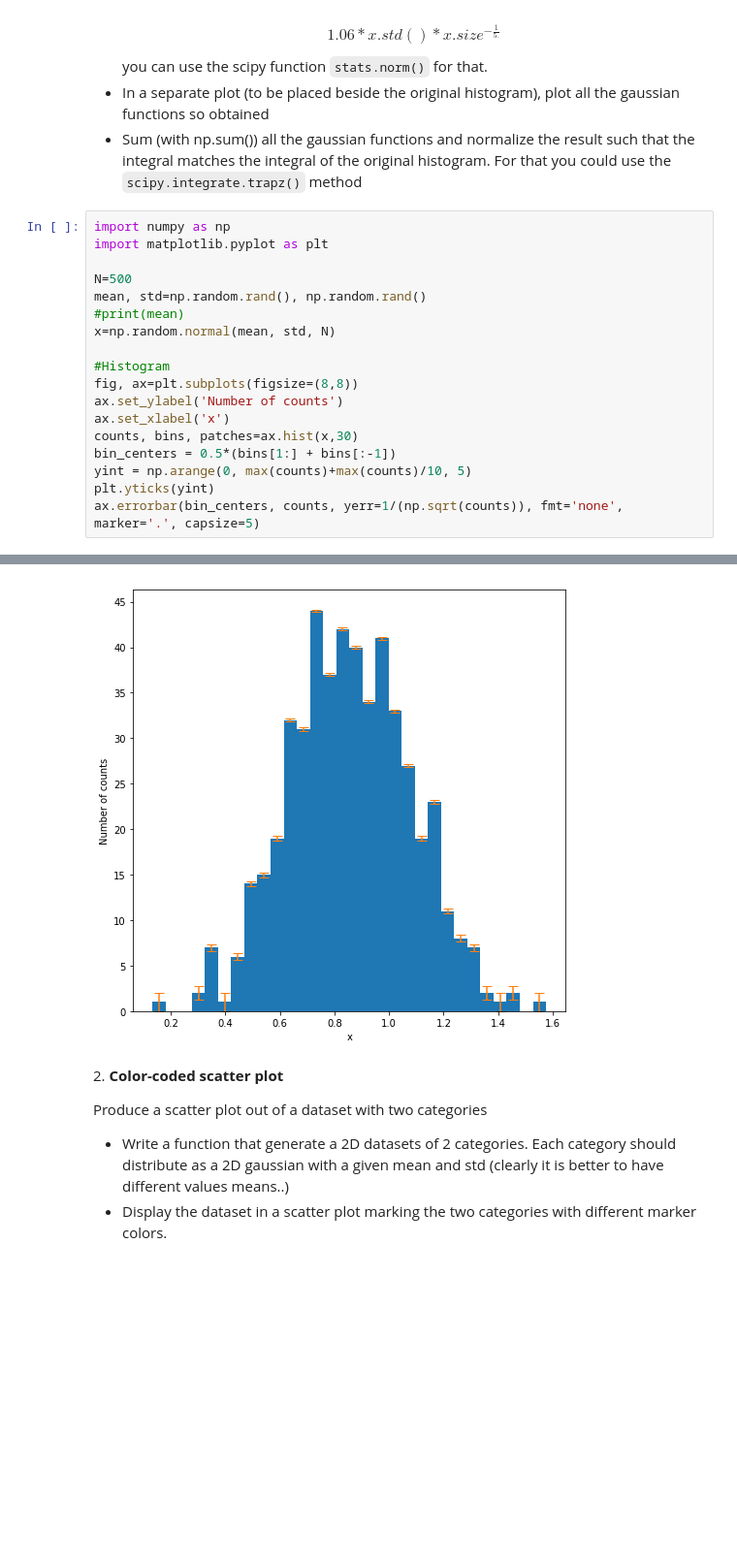
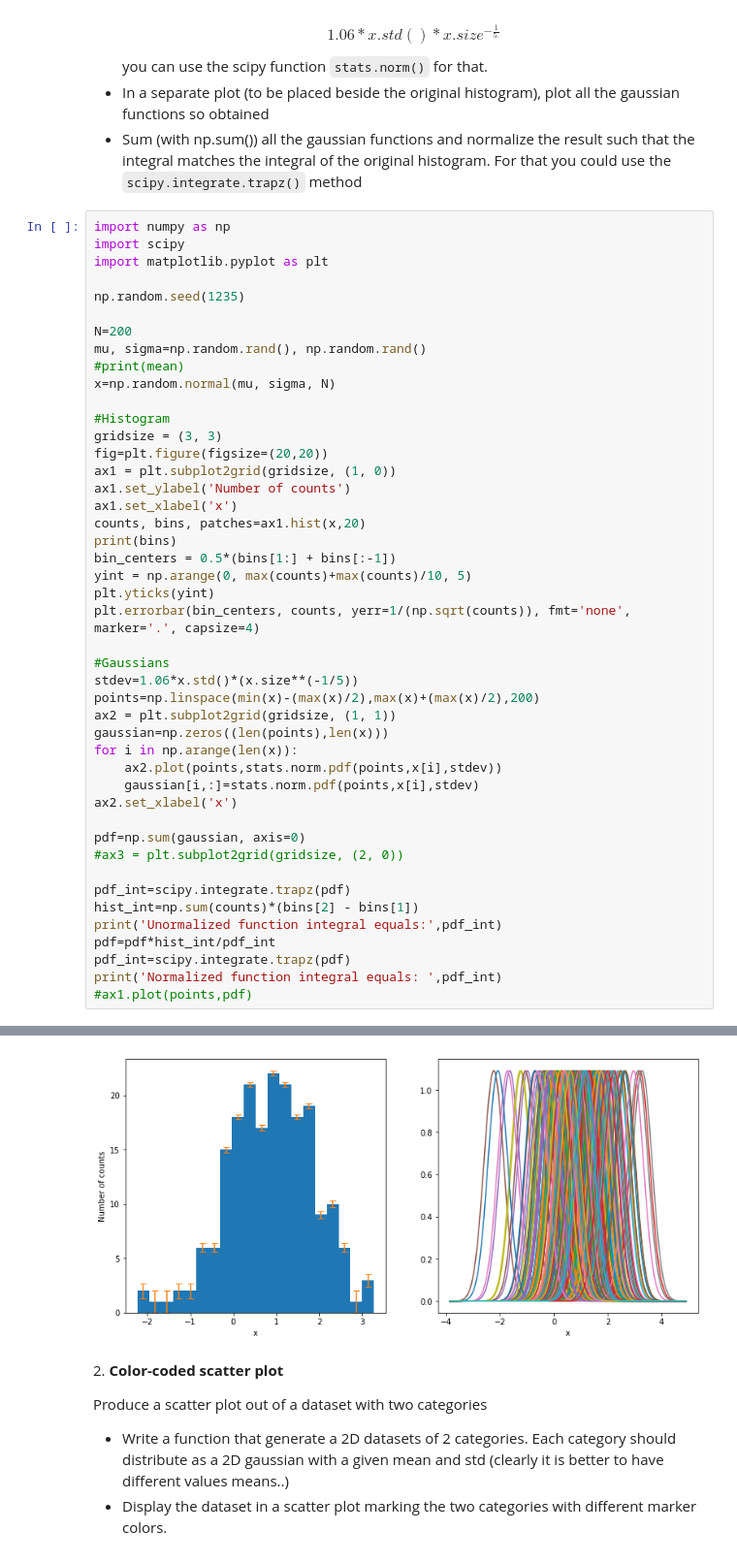
Before and after one commit to albchim/LaboratoryOfComputationalPhysics, a Jupyter notebook: 06ex_Visualization.ipynb, the cells around one changed output, grey strips where cells are left out. Shown: that part at 97% size. Cells and saved outputs as stored; diff of their text form; blank space fills up the shorter version.

```diff
--- a/06ex_Visualization.ipynb
+++ b/06ex_Visualization.ipynb
@@ -16,20 +16,47 @@ you can use the scipy function `stats.norm()` for that.
 * Sum (with np.sum()) all the gaussian functions and normalize the result such that the integral matches the integral of the original histogram. For that you could use the `scipy.integrate.trapz()` method
 # %%
 import numpy as np
+import scipy
 import matplotlib.pyplot as plt
 
-N=500
-mean, std=np.random.rand(), np.random.rand()
+np.random.seed(1235)
+
+N=200
+mu, sigma=np.random.rand(), np.random.rand()
 #print(mean)
-x=np.random.normal(mean, std, N)
+x=np.random.normal(mu, sigma, N)
 
 #Histogram
-fig, ax=plt.subplots(figsize=(8,8))
-ax.set_ylabel('Number of counts')
-ax.set_xlabel('x')
-counts, bins, patches=ax.hist(x,30)
+gridsize = (3, 3)
+fig=plt.figure(figsize=(20,20))
+ax1 = plt.subplot2grid(gridsize, (1, 0))
+ax1.set_ylabel('Number of counts')
+ax1.set_xlabel('x')
+counts, bins, patches=ax1.hist(x,20)
+print(bins)
 bin_centers = 0.5*(bins[1:] + bins[:-1])
 yint = np.arange(0, max(counts)+max(counts)/10, 5)
 plt.yticks(yint)
-ax.errorbar(bin_centers, counts, yerr=1/(np.sqrt(counts)), fmt='none', marker='.', capsize=5)
+plt.errorbar(bin_centers, counts, yerr=1/(np.sqrt(counts)), fmt='none', marker='.', capsize=4)
+
+#Gaussians
+stdev=1.06*x.std()*(x.size**(-1/5))
+points=np.linspace(min(x)-(max(x)/2),max(x)+(max(x)/2),200)
+ax2 = plt.subplot2grid(gridsize, (1, 1))
+gaussian=np.zeros((len(points),len(x)))
+for i in np.arange(len(x)):
+    ax2.plot(points,stats.norm.pdf(points,x[i],stdev))
+    gaussian[i,:]=stats.norm.pdf(points,x[i],stdev)
+ax2.set_xlabel('x')
+
+pdf=np.sum(gaussian, axis=0)
+#ax3 = plt.subplot2grid(gridsize, (2, 0))
+
+pdf_int=scipy.integrate.trapz(pdf)
+hist_int=np.sum(counts)*(bins[2] - bins[1])
+print('Unormalized function integral equals:',pdf_int)
+pdf=pdf*hist_int/pdf_int
+pdf_int=scipy.integrate.trapz(pdf)
+print('Normalized function integral equals: ',pdf_int)
+#ax1.plot(points,pdf)
 # %% [output]
@@ -37,4 +69,4 @@ ax.errorbar(bin_centers, counts, yerr=1/(np.sqrt(counts)), fmt='none', marker='.
-[figure, old version]
+[figure, new version]
 # %% [markdown]
 2\. **Color-coded scatter plot**
 
```
Also changed, not shown: parts of 1 cell of this notebook, 1 other file.
